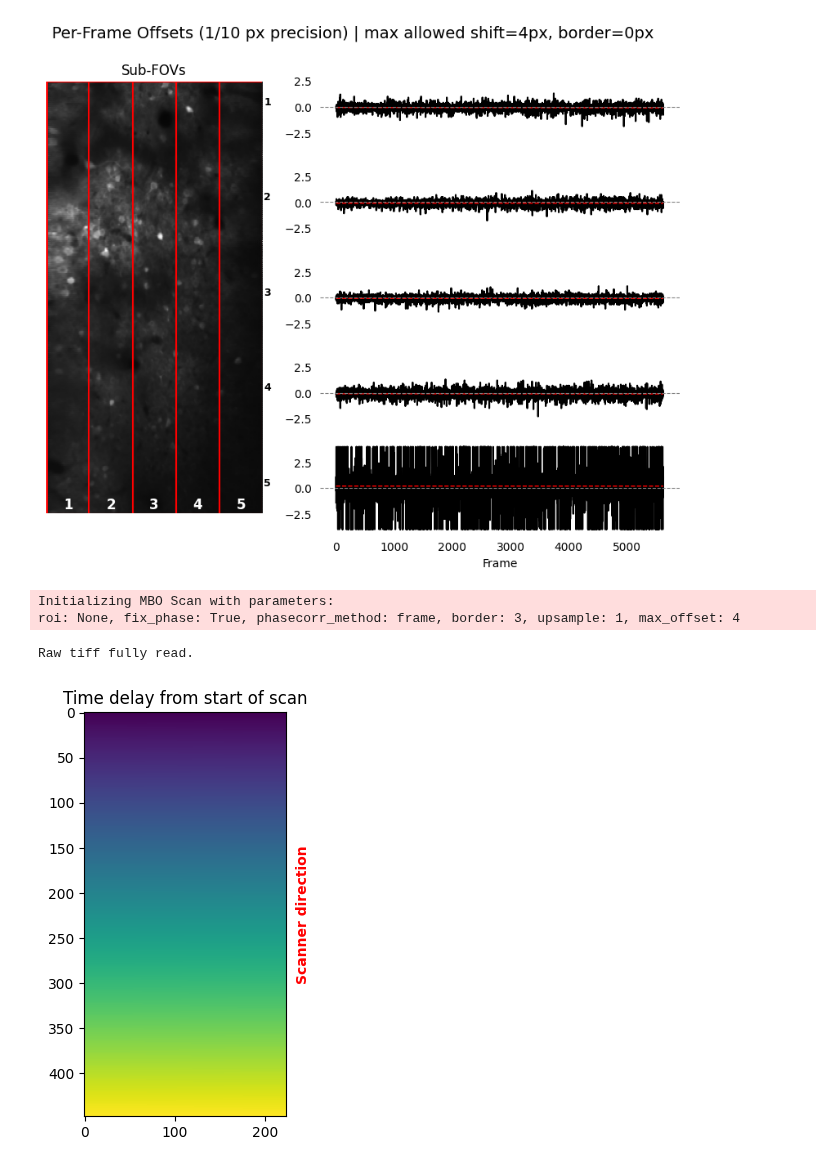
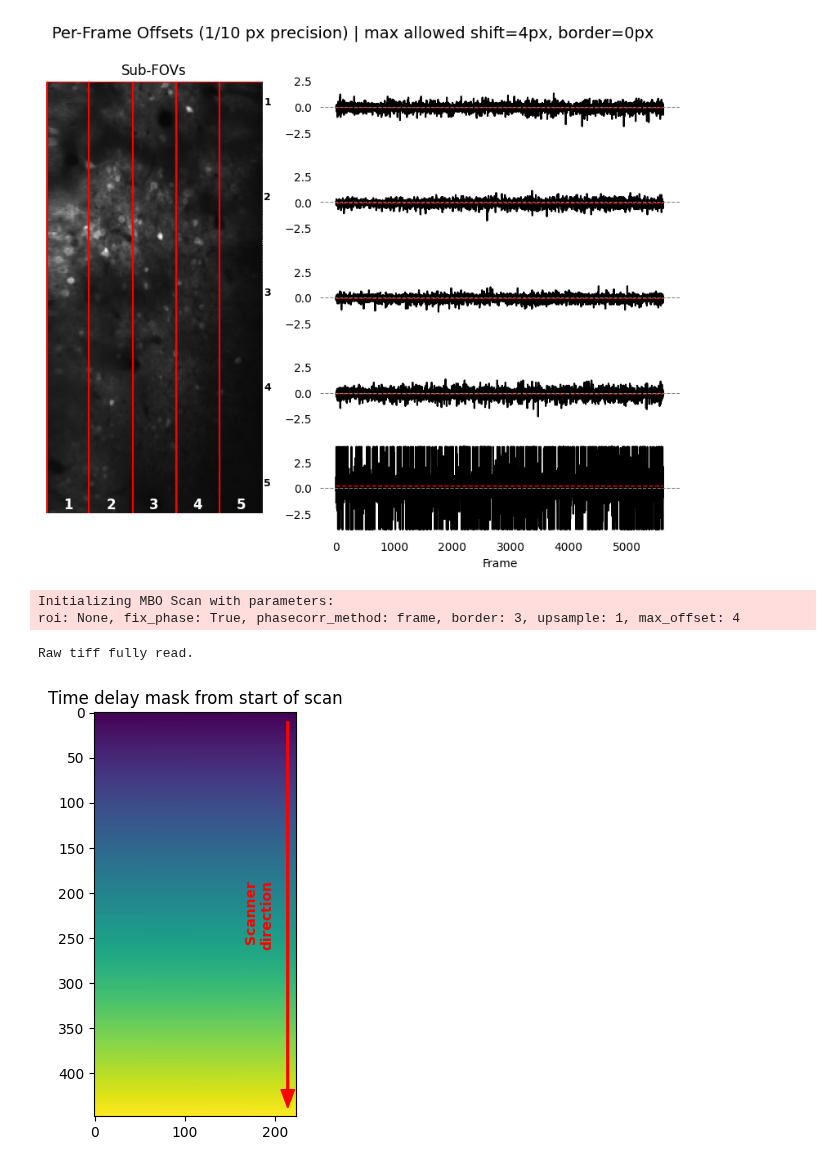
Before and after one commit to apasarkar/masknmf-toolbox, a Jupyter notebook: notebooks/mbo_demos/scan_phase.ipynb, the cells around one changed output. Drawn from its saved outputs; the diff is of its cells as text; code cells hidden in the pictures.

Commit message:
scan direction

```diff
--- a/notebooks/mbo_demos/scan_phase.ipynb
+++ b/notebooks/mbo_demos/scan_phase.ipynb
@@ -155,42 +155,38 @@ for i in range(n_parts):
     if i == n_parts - 1:
         ax.set_xlabel("Frame", fontsize=10)
 # %%
-# Slow direction Scanner starts at top of ROI and
+scan = mbo.lazy_array.LazyArrayLoader(r"D:\W2_DATA\kbarber\2025_03_01\mk301\green").load()
+delay_img = scan.fields[0].offsets[1]
+h, w = delay_img.shape
 
-scan = mbo.lazy_array.LazyArrayLoader(r"D:\W2_DATA\kbarber\2025_03_01\mk301\green").load()
-plt.imshow(scan.fields[0].offsets[1])
-plt.title("Time delay from start of scan")
-plt.imshow(scan.fields[0].offsets[1])
-plt.title("Time delay from start of scan")
+plt.imshow(delay_img, cmap="viridis")
+plt.title("Time delay mask from start of scan")
 
-# arrow
-h, w = scan.fields[0].offsets[1].shape
-arrow_x = w + 5  # just outside right edge
-arrow_y0 = 10
-arrow_y1 = h - 10
-plt.annotate(
-    "",
-    xy=(arrow_x, arrow_y1),
-    xytext=(arrow_x, arrow_y0),
-    arrowprops=dict(arrowstyle="->", color="red", lw=2)
+plt.arrow(
+    w - 10, 10,
+    0, h - 20,
+    width=2,
+    head_width=15,
+    head_length=20,
+    length_includes_head=True,
+    color="red"
 )
 
 plt.text(
-    arrow_x + 5,
-    (arrow_y0 + arrow_y1) / 2,
-    "Scanner direction",
-    rotation=90,
+    w - 25, h // 2,
+    "Scanner\ndirection",
+    color="red",
+    fontsize=10,
+    ha="right",
     va="center",
-    ha="left",
-    fontsize=10,
-    color="red",
-    weight="bold"
+    weight="bold",
+    rotation=90
 )
 
 plt.tight_layout()
 plt.show()
 # %% [output]
 Initializing MBO Scan with parameters:
 roi: None, fix_phase: True, phasecorr_method: frame, border: 3, upsample: 1, max_offset: 4
 Raw tiff fully read.
-[figure, old version]
+[figure, new version]
```
